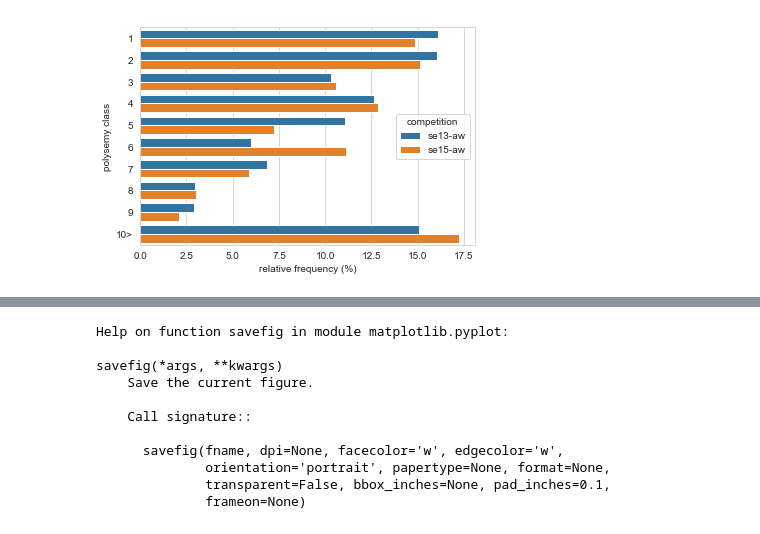
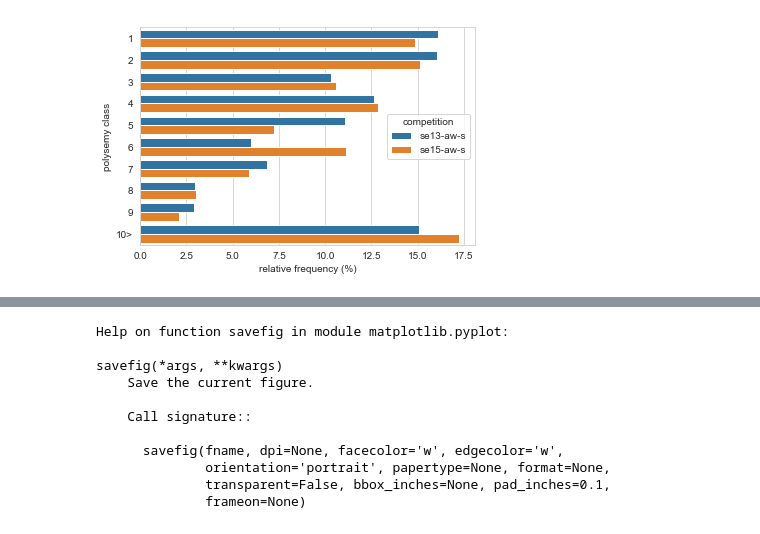
Before and after one commit to cltl/MFS_classifier, a Jupyter notebook: Visualizations in dissertation.ipynb, the cells around one changed output, grey strips where cells are left out. Saved outputs shown, nothing was run; the diff lists cells and outputs as text; code cells hidden in the pictures.

```diff
--- a/Visualizations in dissertation.ipynb
+++ b/Visualizations in dissertation.ipynb
@@ -25,26 +25,26 @@ def rel_freq(list_of_freqs):
 # %%
 # polysemy
 
 polysemy_classes = ['1', '2', '3', '4', '5', '6', '7', '8', '9', '10>']
 
 # sval2013
 sval2013 = [244, 243, 156, 191, 168, 91, 104, 45, 44, 228]
-sval2013_labels = ['se13-aw' for _ in range(10)]
+sval2013_labels = ['se13-aw-s' for _ in range(10)]
 rel_sval2013 = rel_freq(sval2013)
 
 #sval2015
 sval2015 = [119, 121, 85, 103, 58, 89, 47, 24, 17, 138]
-sval2015_labels = ['se15-aw' for _ in range(10)]
+sval2015_labels = ['se15-aw-s' for _ in range(10)]
 rel_sval2015 = rel_freq(sval2015)
 
 df = pd.DataFrame.from_dict({'rel_freq': rel_sval2013 + rel_sval2015,
                              'competition': sval2013_labels + sval2015_labels,
                              'polysemy_class': polysemy_classes + polysemy_classes})
 
 sns.set_style('whitegrid')
 ax = sns.barplot(x="rel_freq", y="polysemy_class", hue='competition', data=df)
 ax.set_xlabel('relative frequency (%)')
 ax.set_ylabel('polysemy class')
 plt.savefig('polysemy_distribution.pdf')
 # %% [output]
-[figure, old version]
+[figure, new version]
```
Also changed, not shown: parts of 4 cells of this notebook.
